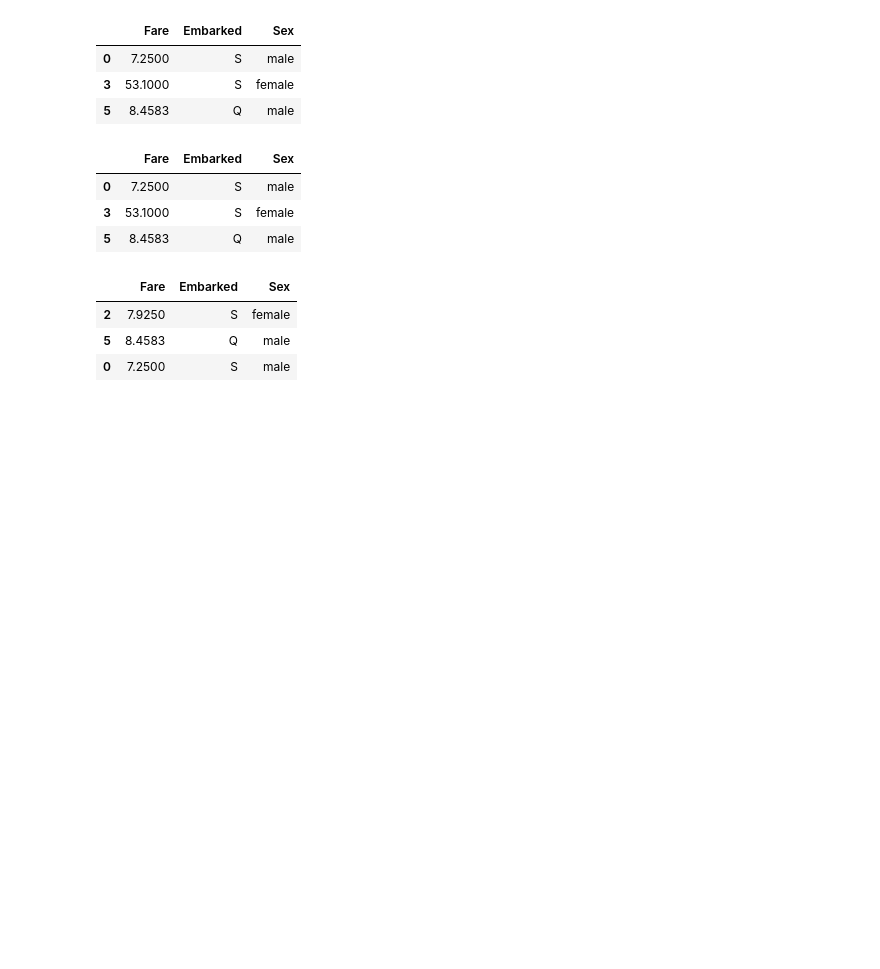
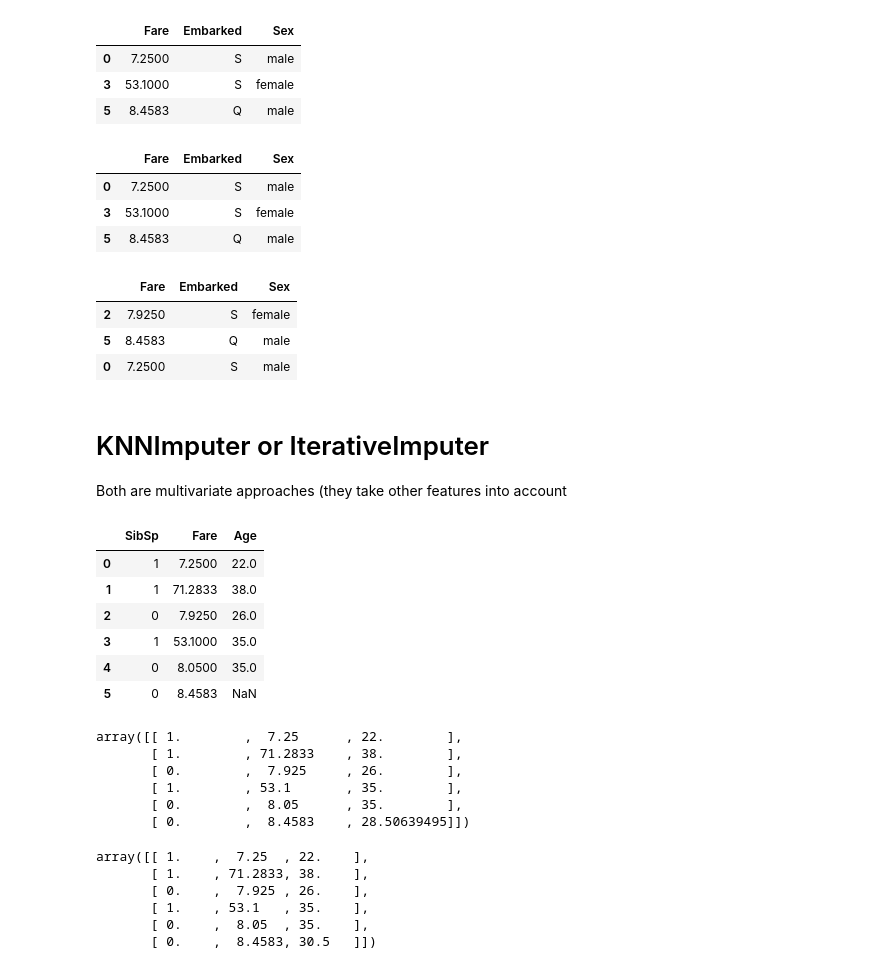
Before and after one commit to DenisVasil/ScikitLearn, a Jupyter notebook: scikitLearn.ipynb, the cells around one changed output. Saved outputs shown, nothing was run; the diff lists cells and outputs as text; code cells hidden in the pictures; blank space fills up the shorter version.

```diff
--- a/scikitLearn.ipynb
+++ b/scikitLearn.ipynb
@@ -426,3 +426,21 @@ X_train
 | 2 | 7.9250 | S | female |
 | 5 | 8.4583 | Q | male |
 | 0 | 7.2500 | S | male |
+# %% [markdown]
+ # KNNImputer or IterativeImputer
+ Both are multivariate approaches (they take other features into account
+# %%
+import pandas as pd
+df = pd.read_csv('http://bit.ly/kaggletrain', nrows=6)
+# %%
+cols = ['SibSp', 'Fare', 'Age']
+X = df[cols]
+X
+# %% [output]
+|  | SibSp | Fare | Age |
+| 0 | 1 | 7.2500 | 22.0 |
+| 1 | 1 | 71.2833 | 38.0 |
+| 2 | 0 | 7.9250 | 26.0 |
+| 3 | 1 | 53.1000 | 35.0 |
+| 4 | 0 | 8.0500 | 35.0 |
+| 5 | 0 | 8.4583 | NaN |
@@ -428,0 +452,10 @@ X_train
+# %%
+impute_it = IterativeImputer()
+impute_it.fit_transform(X)
+# %% [output]
+array([[ 1.        ,  7.25      , 22.        ],
+       [ 1.        , 71.2833    , 38.        ],
+       [ 0.        ,  7.925     , 26.        ],
+       [ 1.        , 53.1       , 35.        ],
+       [ 0.        ,  8.05      , 35.        ],
+       [ 0.        ,  8.4583    , 28.50639495]])
@@ -428,0 +466,10 @@ X_train
+# %%
+impute_knn = KNNImputer(n_neighbors=2) # number of closest rows
+impute_knn.fit_transform(X)
+# %% [output]
+array([[ 1.    ,  7.25  , 22.    ],
+       [ 1.    , 71.2833, 38.    ],
+       [ 0.    ,  7.925 , 26.    ],
+       [ 1.    , 53.1   , 35.    ],
+       [ 0.    ,  8.05  , 35.    ],
+       [ 0.    ,  8.4583, 30.5   ]])
```
Also changed, not shown: parts of 30 cells of this notebook.
